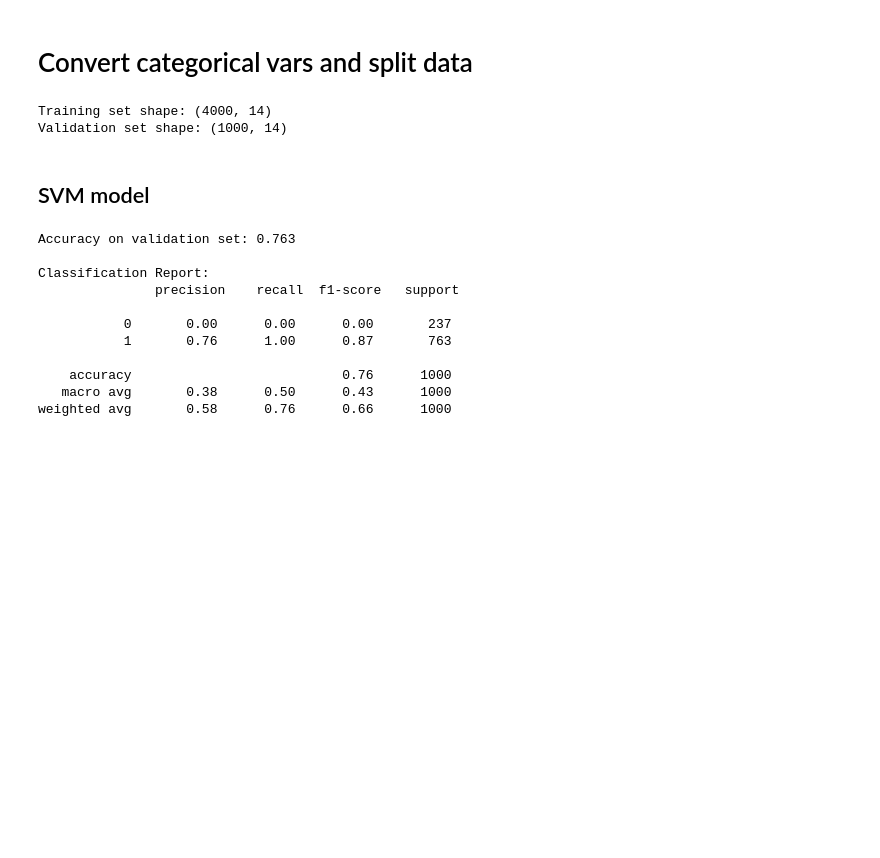
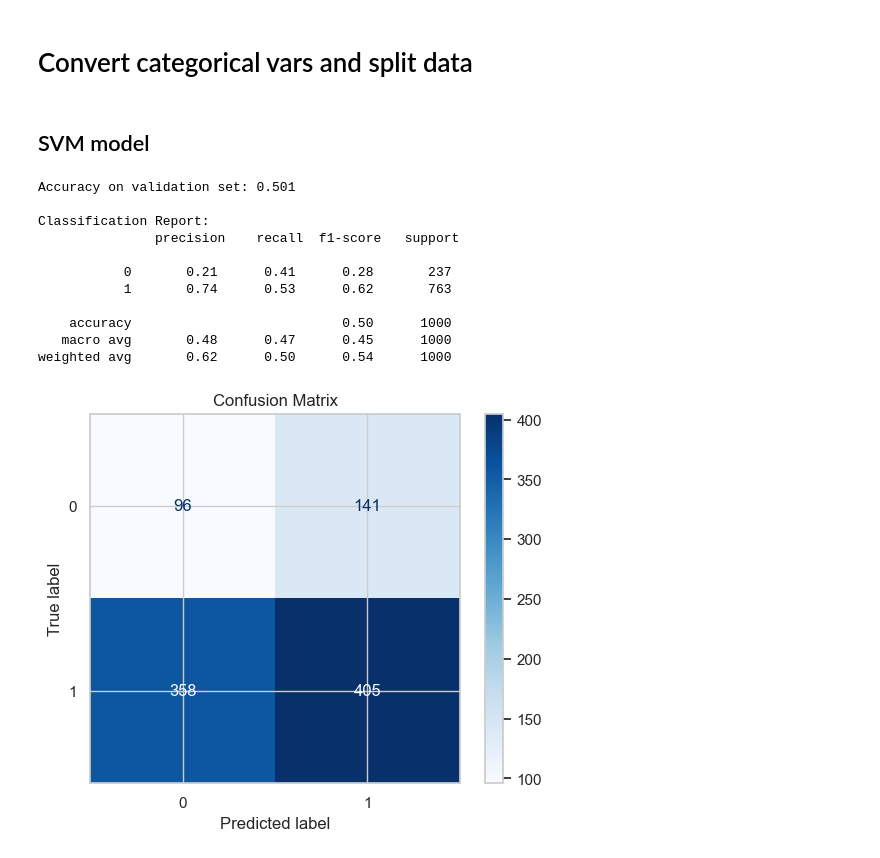
Before and after one commit to alfeng22/COMP562-Final-Project, a Jupyter notebook: data.ipynb, the cells around one changed output. Cells and saved outputs as stored; diff of their text form; code cells hidden in the pictures; blank space fills up the shorter version.

Commit message:
adjusted data pre-processing

```diff
--- a/data.ipynb
+++ b/data.ipynb
@@ -128,57 +128,74 @@ OptionError: No such keys(s): 'mode.use_inf_as_null'
 # Convert categorical vars and split data
 # %%
 from sklearn.model_selection import train_test_split
-from sklearn.preprocessing import LabelEncoder
+from sklearn.preprocessing import StandardScaler
+from imblearn.under_sampling import RandomUnderSampler
+import pandas as pd
 
-# Encode the target variable
+# Step 1: Handle missing values
+df['Mental_Health_Condition'] = df['Mental_Health_Condition'].fillna('None')
+df['Physical_Activity'] = df['Physical_Activity'].fillna('Unknown')
+
+# Step 2: Encode the target variable
 df['Mental_Health_Condition'] = df['Mental_Health_Condition'].apply(lambda x: 1 if x in ['Anxiety', 'Depression', 'Burnout'] else 0)
 
-# Drop unnecessary columns
+# Step 3: Drop unnecessary columns
 df = df.drop(['Work_Location', 'Gender', 'Job_Role', 'Employee_ID', 'Physical_Activity', 'Productivity_Change', 'Region', 'Industry'], axis=1)
 
-# One-hot encode selected categorical features
+# Step 4: Scale numeric features
+numeric_features = ['Age', 'Years_of_Experience', 'Hours_Worked_Per_Week', 'Number_of_Virtual_Meetings', 'Work_Life_Balance_Rating', 'Social_Isolation_Rating', 'Company_Support_for_Remote_Work']
+scaler = StandardScaler()
+df[numeric_features] = scaler.fit_transform(df[numeric_features])
+
+# Step 5: One-hot encode selected categorical features
 categorical_features = ['Stress_Level', 'Satisfaction_with_Remote_Work', 'Sleep_Quality', 'Access_to_Mental_Health_Resources']
 df_encoded = pd.get_dummies(df, columns=categorical_features, drop_first=True)
 
-# Define features and target
+# Step 6: Define features and target
 X = df_encoded.drop('Mental_Health_Condition', axis=1)
 y = df_encoded['Mental_Health_Condition']
 
-# Split the data into training and validation sets
+# Step 7: Split the data into training and validation sets
 X_train, X_val, y_train, y_val = train_test_split(X, y, test_size=0.2, random_state=42)
 
-# Shape of the splits
-print("Training set shape:", X_train.shape)
-print("Validation set shape:", X_val.shape)
+# Step 8: Resample the training data using RandomUnderSampler
+undersampler = RandomUnderSampler(random_state=42)
+X_train_resampled, y_train_resampled = undersampler.fit_resample(X_train, y_train)
-# %% [output]
-Training set shape: (4000, 14)
-Validation set shape: (1000, 14)
 # %% [markdown]
 ## SVM model
 # %%
 from sklearn.svm import SVC
-from sklearn.metrics import classification_report, accuracy_score
+from sklearn.metrics import classification_report, accuracy_score, confusion_matrix, ConfusionMatrixDisplay
+from imblearn.under_sampling import RandomUnderSampler
 
-svm_model = SVC(kernel='linear', random_state=42)
+# Initialize the SVM model with a linear kernel
+svm_model = SVC(kernel='linear', class_weight='balanced', random_state=42)
 
-# Train the SVM model
-svm_model.fit(X_train, y_train)
+# Train the SVM model on the resampled data
+svm_model.fit(X_train_resampled, y_train_resampled)
 
 # Make predictions on the validation set
 y_pred_binary = svm_model.predict(X_val)
 
 # Evaluate the model
 print("Accuracy on validation set:", accuracy_score(y_val, y_pred_binary))
 print("\nClassification Report:\n", classification_report(y_val, y_pred_binary))
+
+conf_matrix = confusion_matrix(y_val, y_pred_binary)
+disp = ConfusionMatrixDisplay(confusion_matrix=conf_matrix, display_labels=[0, 1])
+disp.plot(cmap=plt.cm.Blues)
+plt.title("Confusion Matrix")
+plt.show()
 # %% [output]
-Accuracy on validation set: 0.763
+Accuracy on validation set: 0.501
 
 Classification Report:
                precision    recall  f1-score   support
 
-           0       0.00      0.00      0.00       237
-           1       0.76      1.00      0.87       763
+           0       0.21      0.41      0.28       237
+           1       0.74      0.53      0.62       763
 
-    accuracy                           0.76      1000
-   macro avg       0.38      0.50      0.43      1000
-weighted avg       0.58      0.76      0.66      1000
+    accuracy                           0.50      1000
+   macro avg       0.48      0.47      0.45      1000
+weighted avg       0.62      0.50      0.54      1000
+[figure, added]
```
